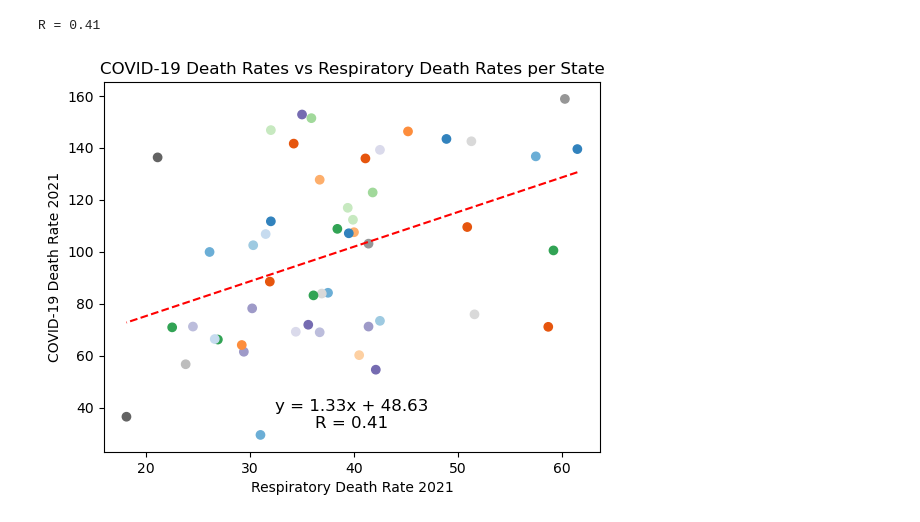
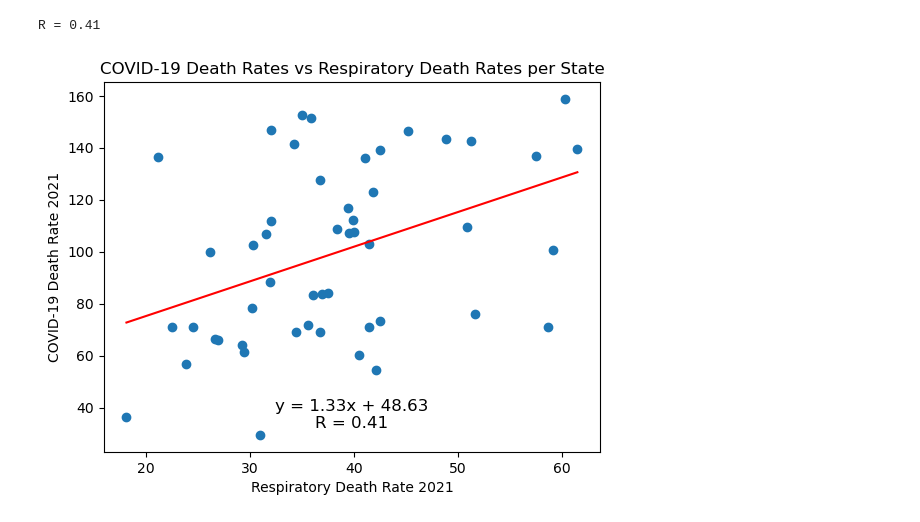
Before and after one commit to btdeering/project-1, a Jupyter notebook: Covid Death Rates vs Respiratory Death Rates per State.ipynb, the cells around one changed output. Saved outputs shown, nothing was run; the diff lists cells and outputs as text; code cells hidden in the pictures.

```diff
--- a/Covid Death Rates vs Respiratory Death Rates per State.ipynb
+++ b/Covid Death Rates vs Respiratory Death Rates per State.ipynb
@@ -1,37 +1,31 @@
 # %%
 import pandas as pd
 import matplotlib.pyplot as plt
-from matplotlib.colors import ListedColormap
 from scipy.stats import linregress
 
 # Load the data
-data = pd.read_csv("C:\\Users\\btdee\\project-1\\Covid_Respiratory.csv")
+data = pd.read_csv("C:\\Users\\btdee\\project-1\\data\\Covid_Respiratory.csv")
 
-# Define a custom color map with 50 unique colors
-colors = plt.cm.get_cmap('tab20c', 50)
-cmap = ListedColormap(colors(range(50)))
-
-# Create a scatter plot with custom colors for each state
-state_ints = data["STATE"].apply(lambda x: hash(x) % 50)  # Use hash function to map state names to integers
-plt.scatter(data["Respiratory Death Rate"], data["Covid Death Rate"], c=state_ints, cmap=cmap)
+# Create a scatter plot with blue color for all points
+plt.scatter(data["Respiratory Death Rate"], data["Covid Death Rate"])
 
 # Add a linear trend line
 slope, intercept, r_value, p_value, std_err = linregress(data["Respiratory Death Rate"], data["Covid Death Rate"])
 line = slope * data["Respiratory Death Rate"] + intercept
-plt.plot(data["Respiratory Death Rate"], line, color="red", linestyle="--")
+plt.plot(data["Respiratory Death Rate"], line, color="red", linestyle="-")
 
 # Set the axis labels and title
 plt.xlabel("Respiratory Death Rate 2021")
 plt.ylabel("COVID-19 Death Rate 2021")
 plt.title("COVID-19 Death Rates vs Respiratory Death Rates per State")
 
 # Add the equation of the trend line and r-value
 equation = f'y = {slope:.2f}x + {intercept:.2f}\nR = {r_value:.2f}'
 plt.text(0.5, 0.1, equation, ha='center', va='center', transform=plt.gca().transAxes, fontsize=12)
 
 # Show the plot
 print(f"R = {r_value:.2f}")
 plt.show()
 # %% [output]
 R = 0.41
-[figure, old version]
+[figure, new version]
```
Also changed, not shown: parts of 1 cell of this notebook.
